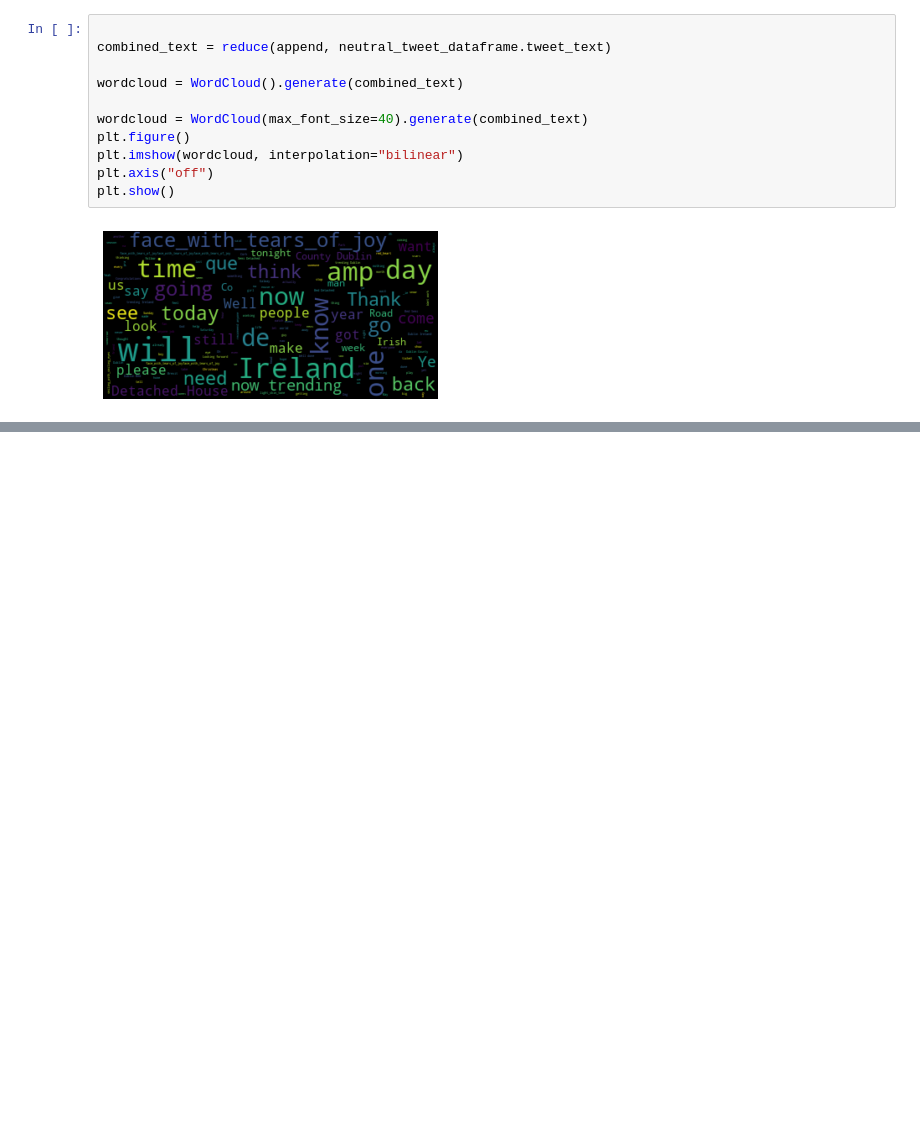
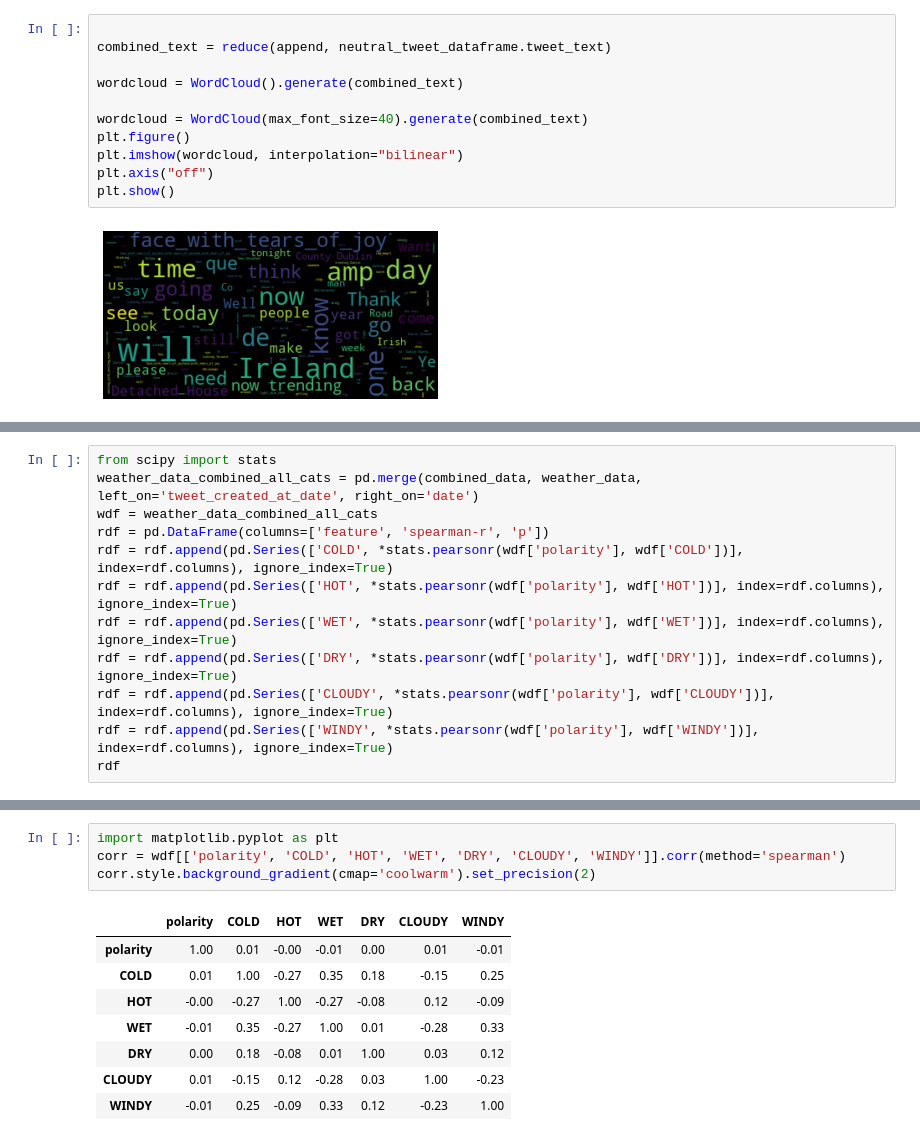
Before and after one commit to johnstcn/cs7is4group4, a Jupyter notebook: colab-notebook/TA_G4.ipynb, the cells around one changed output, grey strips where cells are left out. Drawn from its saved outputs; the diff is of its cells as text; blank space fills up the shorter version.

```diff
--- a/colab-notebook/TA_G4.ipynb
+++ b/colab-notebook/TA_G4.ipynb
@@ -662,0 +677,12 @@ plt.show()
+# %%
+from scipy import stats
+weather_data_combined_all_cats = pd.merge(combined_data, weather_data, left_on='tweet_created_at_date', right_on='date')
+wdf = weather_data_combined_all_cats
+rdf = pd.DataFrame(columns=['feature', 'spearman-r', 'p'])
+rdf = rdf.append(pd.Series(['COLD', *stats.pearsonr(wdf['polarity'], wdf['COLD'])], index=rdf.columns), ignore_index=True)
+rdf = rdf.append(pd.Series(['HOT', *stats.pearsonr(wdf['polarity'], wdf['HOT'])], index=rdf.columns), ignore_index=True)
+rdf = rdf.append(pd.Series(['WET', *stats.pearsonr(wdf['polarity'], wdf['WET'])], index=rdf.columns), ignore_index=True)
+rdf = rdf.append(pd.Series(['DRY', *stats.pearsonr(wdf['polarity'], wdf['DRY'])], index=rdf.columns), ignore_index=True)
+rdf = rdf.append(pd.Series(['CLOUDY', *stats.pearsonr(wdf['polarity'], wdf['CLOUDY'])], index=rdf.columns), ignore_index=True)
+rdf = rdf.append(pd.Series(['WINDY', *stats.pearsonr(wdf['polarity'], wdf['WINDY'])], index=rdf.columns), ignore_index=True)
+rdf
@@ -662,0 +697,13 @@ plt.show()
+# %%
+import matplotlib.pyplot as plt
+corr = wdf[['polarity', 'COLD', 'HOT', 'WET', 'DRY', 'CLOUDY', 'WINDY']].corr(method='spearman')
+corr.style.background_gradient(cmap='coolwarm').set_precision(2)
+# %% [output]
+|  | polarity | COLD | HOT | WET | DRY | CLOUDY | WINDY |
+| polarity | 1.00 | 0.01 | -0.00 | -0.01 | 0.00 | 0.01 | -0.01 |
+| COLD | 0.01 | 1.00 | -0.27 | 0.35 | 0.18 | -0.15 | 0.25 |
+| HOT | -0.00 | -0.27 | 1.00 | -0.27 | -0.08 | 0.12 | -0.09 |
+| WET | -0.01 | 0.35 | -0.27 | 1.00 | 0.01 | -0.28 | 0.33 |
+| DRY | 0.00 | 0.18 | -0.08 | 0.01 | 1.00 | 0.03 | 0.12 |
+| CLOUDY | 0.01 | -0.15 | 0.12 | -0.28 | 0.03 | 1.00 | -0.23 |
+| WINDY | -0.01 | 0.25 | -0.09 | 0.33 | 0.12 | -0.23 | 1.00 |
```
Also changed, not shown: parts of 6 cells of this notebook.
